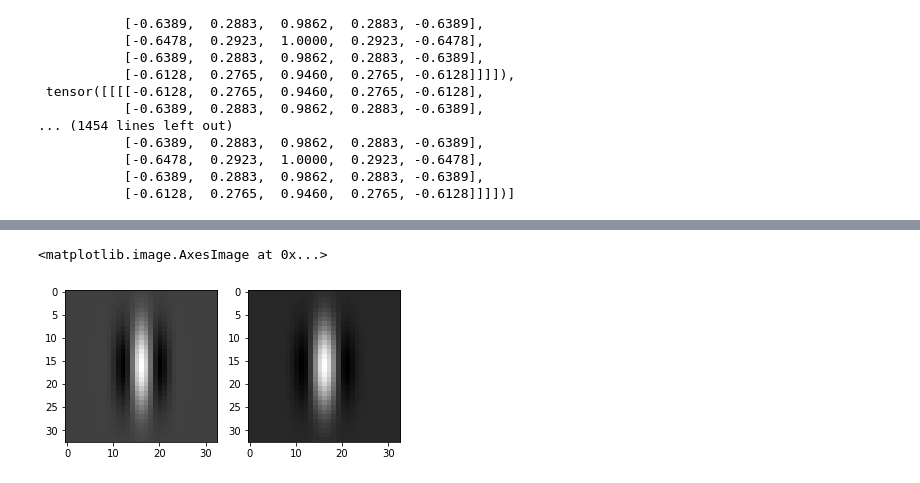
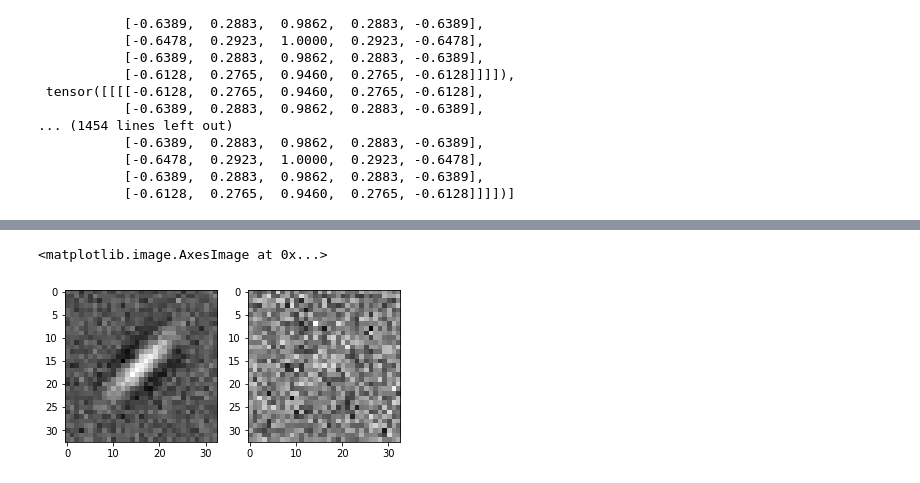
Before and after one commit to pacochow/Modelling-vpl, a Jupyter notebook: Locally_connected_network.ipynb, the cells around one changed output, grey strips where cells are left out. Saved outputs shown, nothing was run; the diff lists cells and outputs as text; code cells hidden in the pictures.

```diff
--- a/Locally_connected_network.ipynb
+++ b/Locally_connected_network.ipynb
@@ -659,26 +640,31 @@ for i in range(0, 10, 2):
 # %%
 fig, [ax1, ax2] = plt.subplots(1, 2)
 ksize = 33
 sigma = 3
 lamda = 10
 gamma = 0.5
 phi = 0
-theta = 0
+theta = np.pi/4
 kernel = cv2.getGaborKernel((ksize, ksize), sigma, theta, lamda, gamma, phi)
+noise = np.random.normal(0, 0.1, (33,33))
+kernel = kernel+ noise
+
 ax1.imshow(kernel, 'gray')
 
 
 ksize = 33
 sigma = 3
-lamda = 13
+lamda = 10
 gamma = 0.5
 phi = 0
-theta = 0
+theta = np.pi/4
 kernel = cv2.getGaborKernel((ksize, ksize), sigma, theta, lamda, gamma, phi)
+noise = np.random.normal(0, 0.11, (33,33))
+kernel = kernel+ noise
 ax2.imshow(kernel, 'gray')
 # %% [output]
 <matplotlib.image.AxesImage at 0x...>
-[figure, old version]
+[figure, new version]
 # %%
 def gaussian(M, std):
     n = torch.arange(0, M) - (M - 1.0) / 2.0
```
Also changed, not shown: parts of 36 cells of this notebook.
